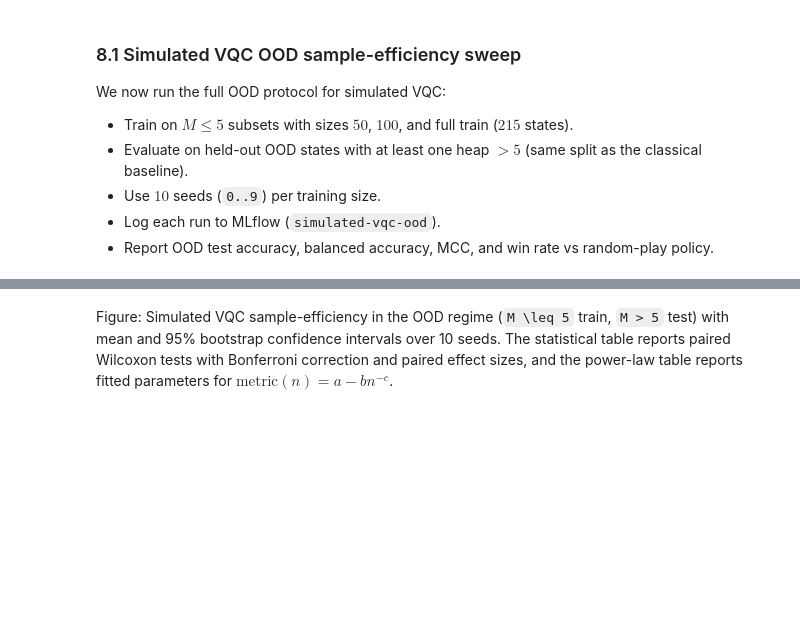
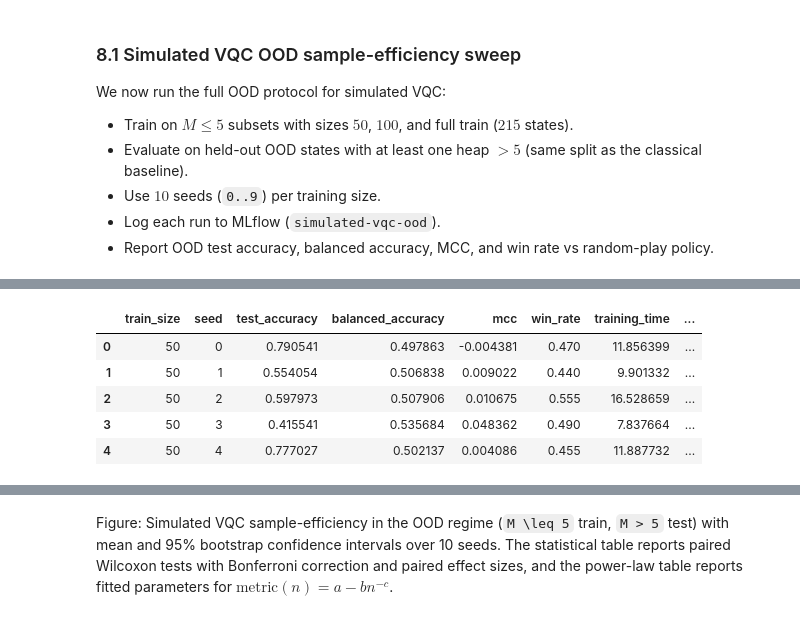
Before and after one commit to gelbh/comp47950-qml-project, a Jupyter notebook: notebooks/qml_project.ipynb, the cells around one changed output, grey strips where cells are left out. Drawn from its saved outputs; the diff is of its cells as text; code cells hidden in the pictures; blank space fills up the shorter version.

Commit message:
docs(notebook): update qml project report

```diff
--- a/notebooks/qml_project.ipynb
+++ b/notebooks/qml_project.ipynb
@@ -16,11 +16,17 @@ This project compares **classical** and **quantum** machine learning approaches
 
 **Comparison metrics:** Balanced accuracy, MCC, win rate (vs random), accuracy and win rate vs training set size, cost, speed, and interpretability.
 # %%
+import os
+
 import numpy as np
 import matplotlib.pyplot as plt
 import pandas as pd
+from tqdm.auto import tqdm
 
 from qml_project import build_circuit, train_classifier
+
+# Parallel sweeps: cap workers on laptops / WSL; set to 1 to force serial.
+SWEEP_WORKERS = min(8, (os.cpu_count() or 1))
 from qml_project.baselines import (
     prepare_features,
     engineer_parity_features,
@@ -56,6 +62,7 @@ from qml_project.nim import (
     training_subsets,
     ood_split,
     normalise_states,
+    angle_rad_from_heaps,
     enumerate_states,
     all_heap_permutations,
     augment_s3,
@@ -1481,13 +1689,8 @@ We now run the full OOD protocol for simulated VQC:
 import numpy as np
 import pandas as pd
 
-from qml_project import build_circuit, run_simulated_vqc_ood_sweep
-from qml_project.nim import prepare_experiment_data
-
-
-def angle_features(states: np.ndarray, m_max: int = 7) -> np.ndarray:
-    return (states.astype(np.float64) / float(m_max)) * np.pi
-
+from qml_project import run_simulated_vqc_ood_sweep
+from qml_project.nim import angle_rad_from_heaps, prepare_experiment_data
 
 data = prepare_experiment_data(
     k=3,
@@ -1497,35 +1700,33 @@ data = prepare_experiment_data(
     random_state=42,
 )
 
-X_train = angle_features(data.split.X_train)
-X_test = angle_features(data.split.X_test)
+X_train = angle_rad_from_heaps(data.split.X_train)
+X_test = angle_rad_from_heaps(data.split.X_test)
 y_train = data.split.y_train
 y_test = data.split.y_test
 
-
-def vc_builder():
-    return build_circuit(
-        n_qubits=3,
-        n_features=3,
-        n_classes=2,
-        n_layers=4,
-        ansatz="ry_rz",
-        cz_strategy="linear",
-        cz_seed=42,
-    )
-
+# circuit_kwargs is picklable for process-parallel sweeps (SWEEP_WORKERS > 1).
+vqc_circuit_kwargs = dict(
+    n_qubits=3,
+    n_features=3,
+    n_classes=2,
+    n_layers=4,
+    ansatz="ry_rz",
+    cz_strategy="linear",
+    cz_seed=42,
+)
 
 sim_vqc_sweep = run_simulated_vqc_ood_sweep(
-    vc_builder,
     X_train,
     y_train,
     X_test,
     y_test,
+    circuit_kwargs=vqc_circuit_kwargs,
     train_sizes=(50, 100, "full"),
     seeds=tuple(range(10)),
     max_iter=120,
     test_shots=300,
-    feature_fn_for_policy=angle_features,
+    feature_fn_for_policy=angle_rad_from_heaps,
     compute_win_rate=True,
     n_games_win_rate=200,
     game_k=3,
@@ -1535,7 +1736,11 @@ sim_vqc_sweep = run_simulated_vqc_ood_sweep(
     loss_name="softmax_nll",
     mlflow_experiment="simulated-vqc-ood",
     mlflow_run_prefix="ry_rz-softmax",
+    use_cache=True,
+    force_rerun=False,
     verbose=False,
+    max_workers=SWEEP_WORKERS,
+    use_tqdm=True,
 )
 
 sim_vqc_df = (
@@ -1549,3 +1753,9 @@ sim_vqc_df.head()
+|  | train_size | seed | test_accuracy | balanced_accuracy | mcc | win_rate | training_time | ... |
+| 0 | 50 | 0 | 0.790541 | 0.497863 | -0.004381 | 0.470 | 11.856399 | ... |
+| 1 | 50 | 1 | 0.554054 | 0.506838 | 0.009022 | 0.440 | 9.901332 | ... |
+| 2 | 50 | 2 | 0.597973 | 0.507906 | 0.010675 | 0.555 | 16.528659 | ... |
+| 3 | 50 | 3 | 0.415541 | 0.535684 | 0.048362 | 0.490 | 7.837664 | ... |
+| 4 | 50 | 4 | 0.777027 | 0.502137 | 0.004086 | 0.455 | 11.887732 | ... |
 # %%
 import matplotlib.pyplot as plt
 
```
Also changed, not shown: parts of 11 cells of this notebook.
